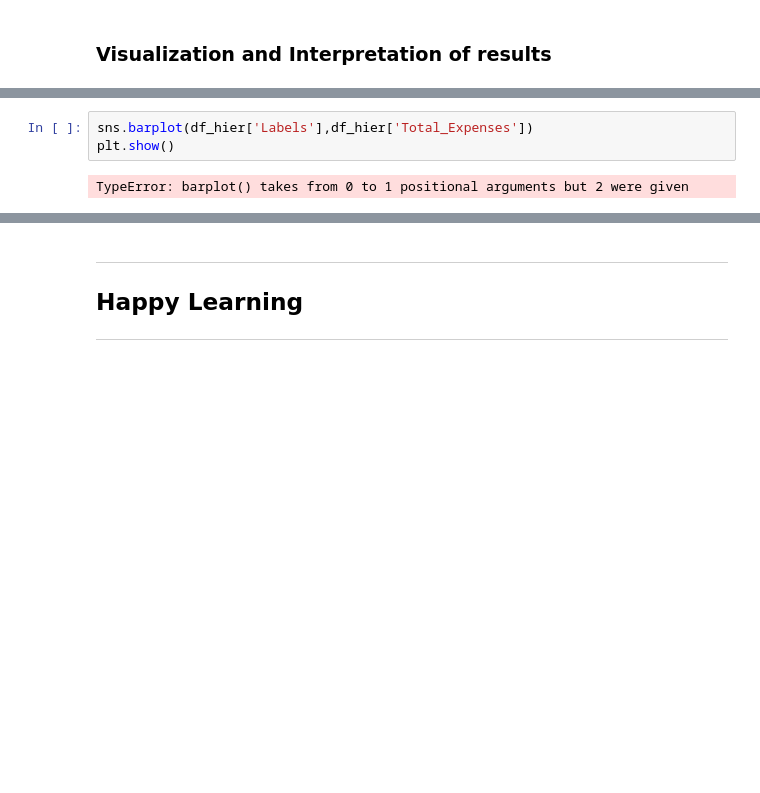
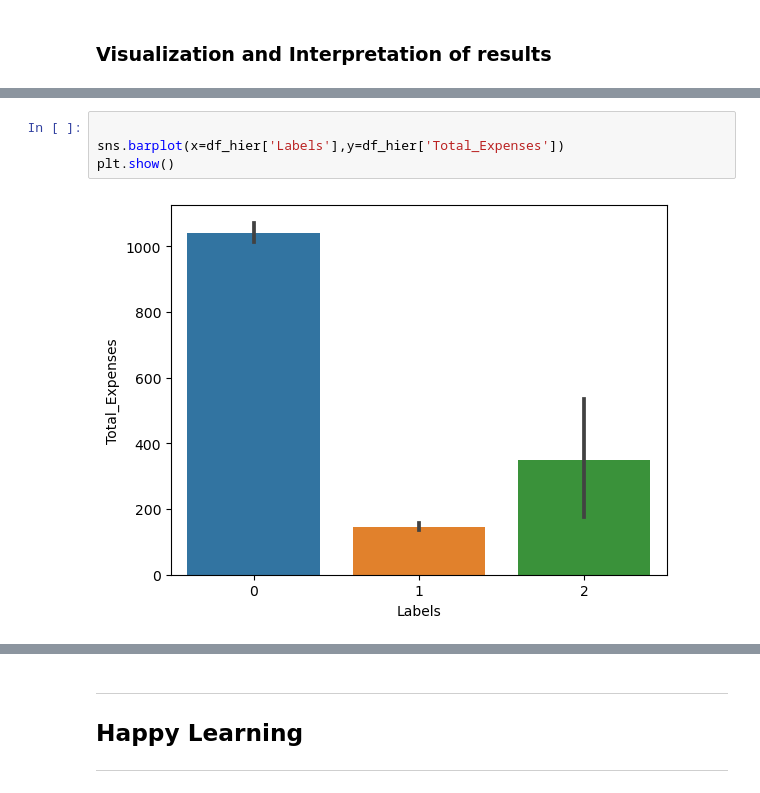
Before and after one commit to vivekvdeevi/vivekvdeevi-Lab4_Python-for-DS, a Jupyter notebook: vivekvdeevi Lab4_Python for DS.ipynb, the cells around one changed output, grey strips where cells are left out. Drawn from its saved outputs; the diff is of its cells as text; blank space fills up the shorter version.

```diff
--- a/vivekvdeevi Lab4_Python for DS.ipynb
+++ b/vivekvdeevi Lab4_Python for DS.ipynb
@@ -391,6 +406,7 @@ df_hier.head()
 # %%
-sns.barplot(df_hier['Labels'],df_hier['Total_Expenses'])
+
+sns.barplot(x=df_hier['Labels'],y=df_hier['Total_Expenses'])
 plt.show()
 # %% [output]
-TypeError: barplot() takes from 0 to 1 positional arguments but 2 were given
+[figure, added]
 # %%
```
Also changed, not shown: parts of 6 cells of this notebook.
